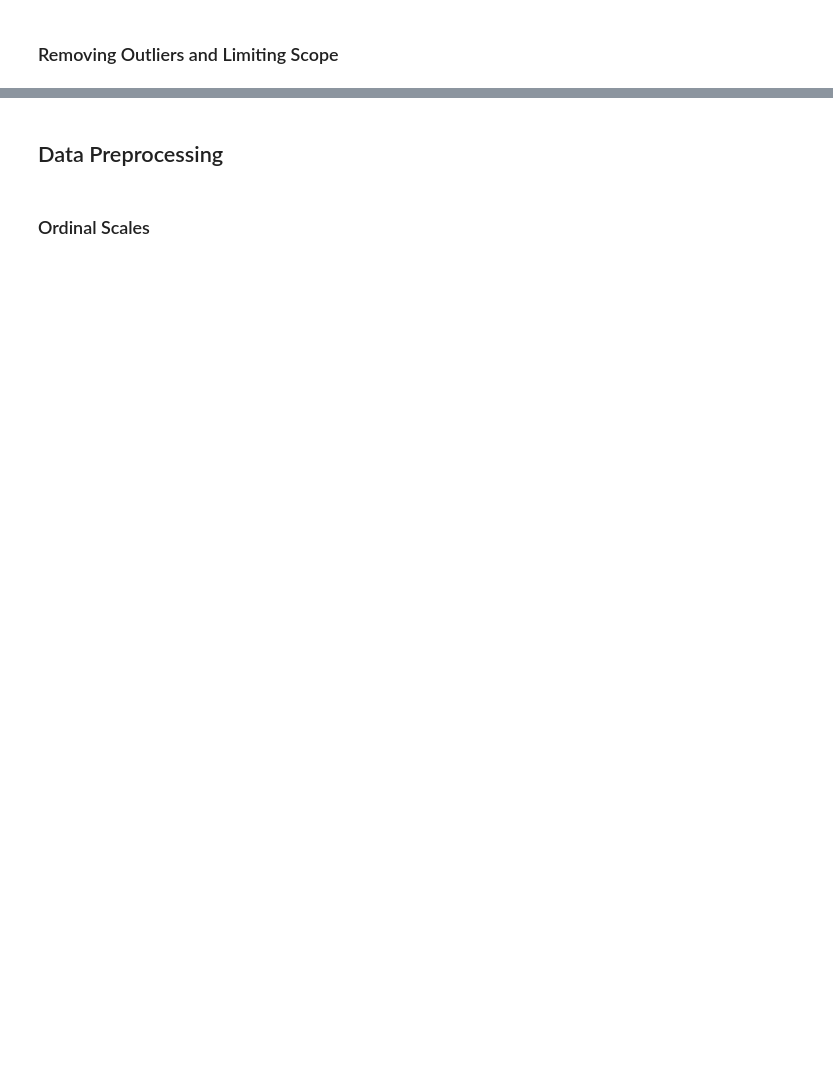
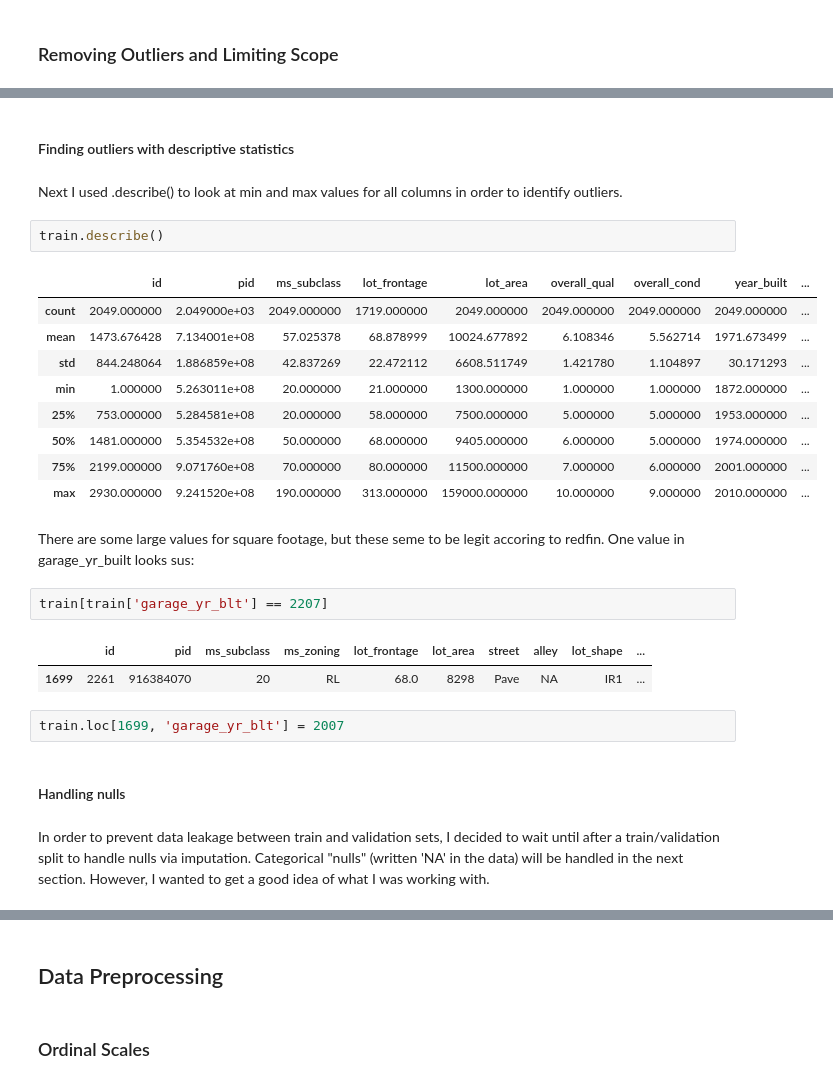
Before and after one commit to rowangayleschaefer/modeling_housing_prices, a Jupyter notebook: code/rowan_project2_cleaning.ipynb, the cells around one changed output, grey strips where cells are left out. Drawn from its saved outputs; the diff is of its cells as text; blank space fills up the shorter version.

```diff
--- a/code/rowan_project2_cleaning.ipynb
+++ b/code/rowan_project2_cleaning.ipynb
@@ -182,0 +109,29 @@ test[test['ms_zoning']=='I'] #  No Industrial
+# %% [markdown]
+#### Finding outliers with descriptive statistics
+# %% [markdown]
+ Next I used .describe() to look at min and max values for all columns in order to identify outliers.
+# %%
+train.describe()
+# %% [output]
+|  | id | pid | ms_subclass | lot_frontage | lot_area | overall_qual | overall_cond | year_built | ... |
+| count | 2049.000000 | 2.049000e+03 | 2049.000000 | 1719.000000 | 2049.000000 | 2049.000000 | 2049.000000 | 2049.000000 | ... |
+| mean | 1473.676428 | 7.134001e+08 | 57.025378 | 68.878999 | 10024.677892 | 6.108346 | 5.562714 | 1971.673499 | ... |
+| std | 844.248064 | 1.886859e+08 | 42.837269 | 22.472112 | 6608.511749 | 1.421780 | 1.104897 | 30.171293 | ... |
+| min | 1.000000 | 5.263011e+08 | 20.000000 | 21.000000 | 1300.000000 | 1.000000 | 1.000000 | 1872.000000 | ... |
+| 25% | 753.000000 | 5.284581e+08 | 20.000000 | 58.000000 | 7500.000000 | 5.000000 | 5.000000 | 1953.000000 | ... |
+| 50% | 1481.000000 | 5.354532e+08 | 50.000000 | 68.000000 | 9405.000000 | 6.000000 | 5.000000 | 1974.000000 | ... |
+| 75% | 2199.000000 | 9.071760e+08 | 70.000000 | 80.000000 | 11500.000000 | 7.000000 | 6.000000 | 2001.000000 | ... |
+| max | 2930.000000 | 9.241520e+08 | 190.000000 | 313.000000 | 159000.000000 | 10.000000 | 9.000000 | 2010.000000 | ... |
+# %% [markdown]
+There are some large values for square footage, but these seme to be legit accoring to redfin. One value in garage_yr_built looks sus:
+# %%
+train[train['garage_yr_blt'] == 2207]
+# %% [output]
+|  | id | pid | ms_subclass | ms_zoning | lot_frontage | lot_area | street | alley | lot_shape | ... |
+| 1699 | 2261 | 916384070 | 20 | RL | 68.0 | 8298 | Pave | NA | IR1 | ... |
+# %%
+train.loc[1699, 'garage_yr_blt'] = 2007
+# %% [markdown]
+#### Handling nulls
+# %% [markdown]
+ In order to prevent data leakage between train and validation sets, I decided to wait until after a train/validation split to handle nulls via imputation. Categorical "nulls" (written 'NA' in the data) will be handled in the next section. However, I wanted to get a good idea of what I was working with.
```
Also changed, not shown: parts of 82 cells of this notebook, 24 other files.
